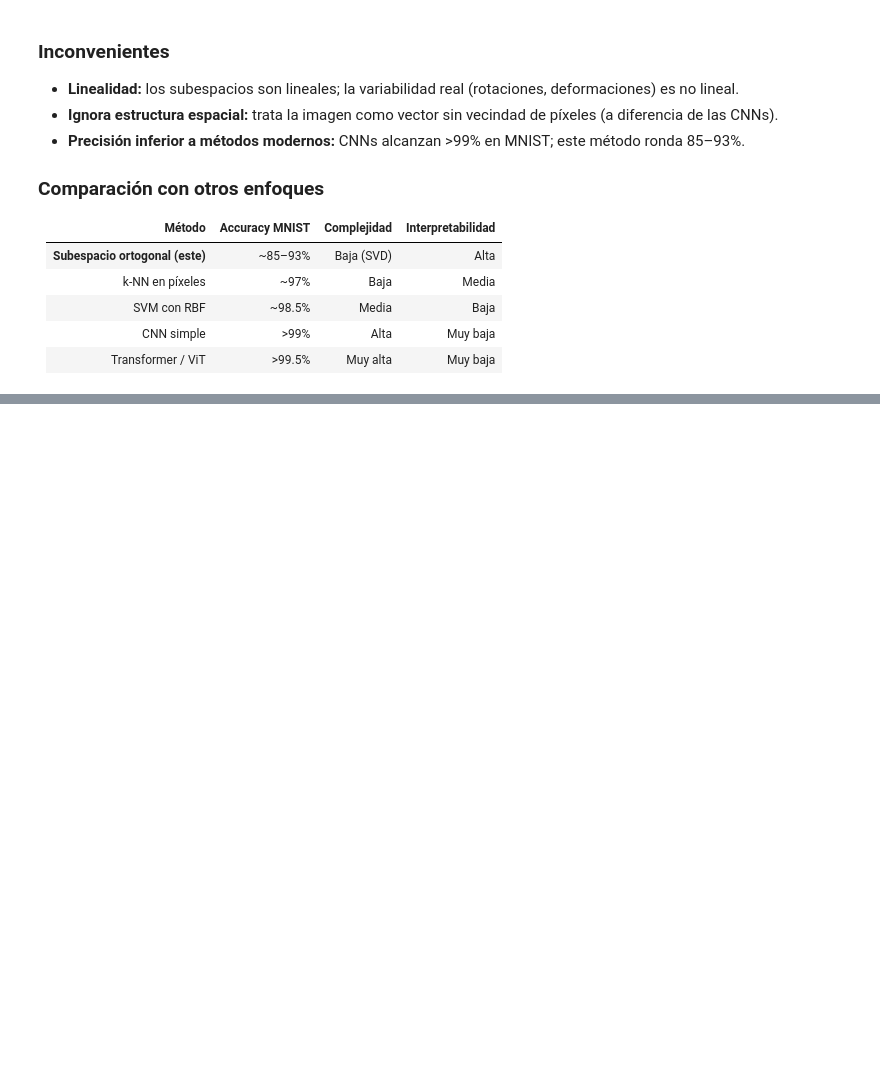
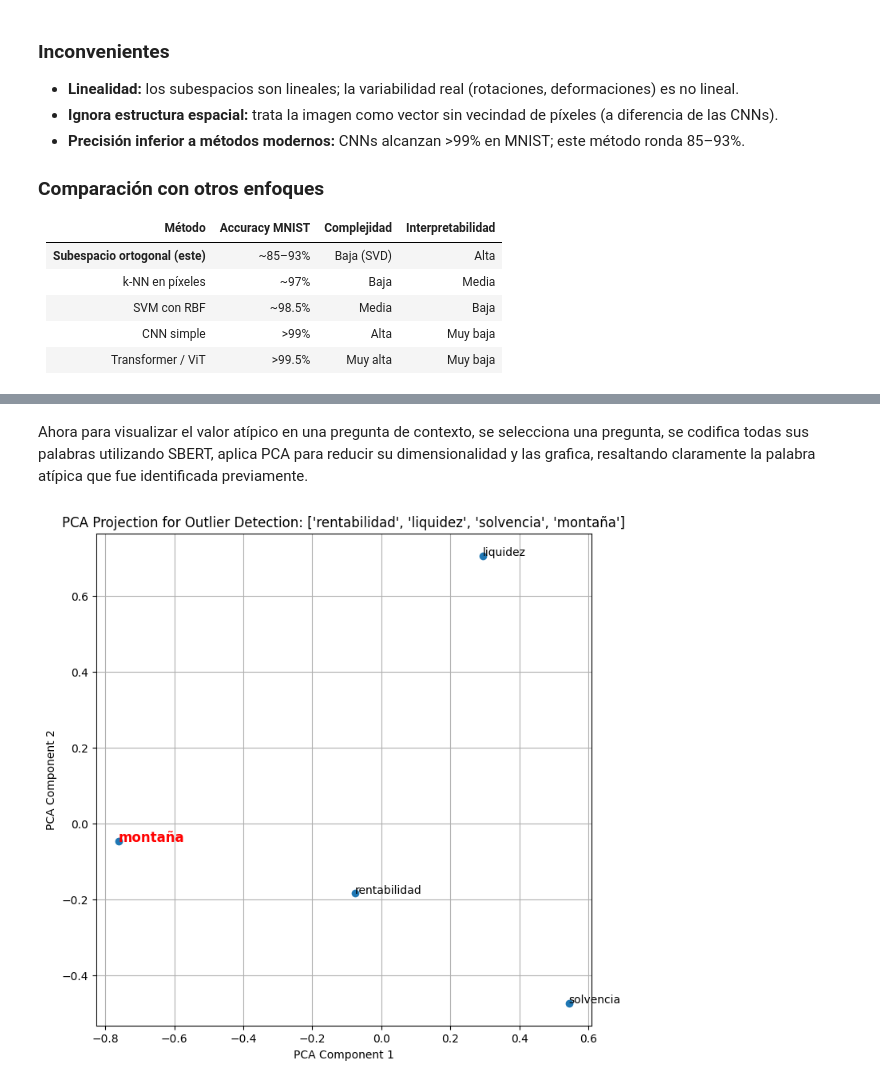
Before and after one commit to Jvelasquez980/Examen2-MatApl, a Jupyter notebook: examen.ipynb, the cells around one changed output, grey strips where cells are left out. Saved outputs shown, nothing was run; the diff lists cells and outputs as text; code cells hidden in the pictures; blank space fills up the shorter version.

```diff
--- a/examen.ipynb
+++ b/examen.ipynb
@@ -538,0 +1005,30 @@ La dimensión intrínseca de la variabilidad del dígito es mucho menor que 256.
+# %% [markdown]
+Ahora para visualizar el valor atípico en una pregunta de contexto, se selecciona una pregunta, se codifica todas sus palabras utilizando SBERT, aplica PCA para reducir su dimensionalidad y las grafica, resaltando claramente la palabra atípica que fue identificada previamente.
+# %%
+context_example = contexto[0] # Obtener la primera pregunta de contexto
+palabras_contexto, outlier_correct = context_example
+
+# Encode palabras usando SBERT
+embeddings_contexto = model.encode(palabras_contexto)
+
+# Aplicando PCA
+pca_contexto = PCA(n_components=2)
+reducido_contexto = pca_contexto.fit_transform(embeddings_contexto)
+
+# Plotting
+plt.figure(figsize=(8, 8))
+plt.scatter(reducido_contexto[:, 0], reducido_contexto[:, 1])
+
+for i, txt in enumerate(palabras_contexto):
+    if txt == outlier_correct:
+        plt.annotate(txt, (reducido_contexto[i, 0], reducido_contexto[i, 1]), color='red', fontsize=12, fontweight='bold')
+    else:
+        plt.annotate(txt, (reducido_contexto[i, 0], reducido_contexto[i, 1]))
+
+plt.title(f"PCA Projection for Outlier Detection: {palabras_contexto}")
+plt.xlabel("PCA Component 1")
+plt.ylabel("PCA Component 2")
+plt.grid(True)
+plt.show()
+# %% [output]
+[figure, added]
```
Also changed, not shown: parts of 16 cells of this notebook.
